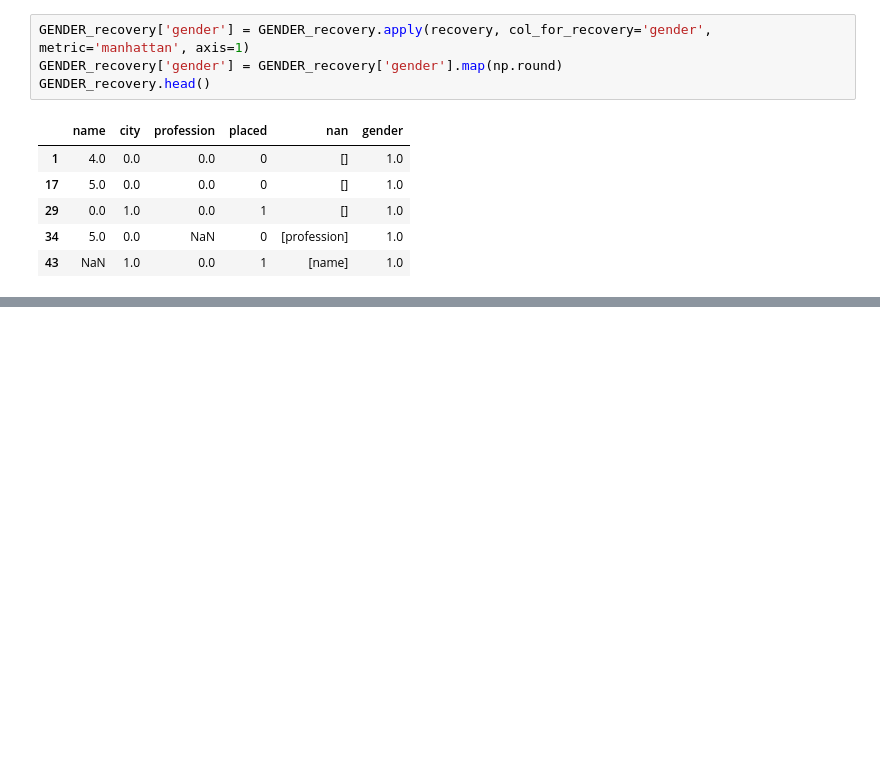
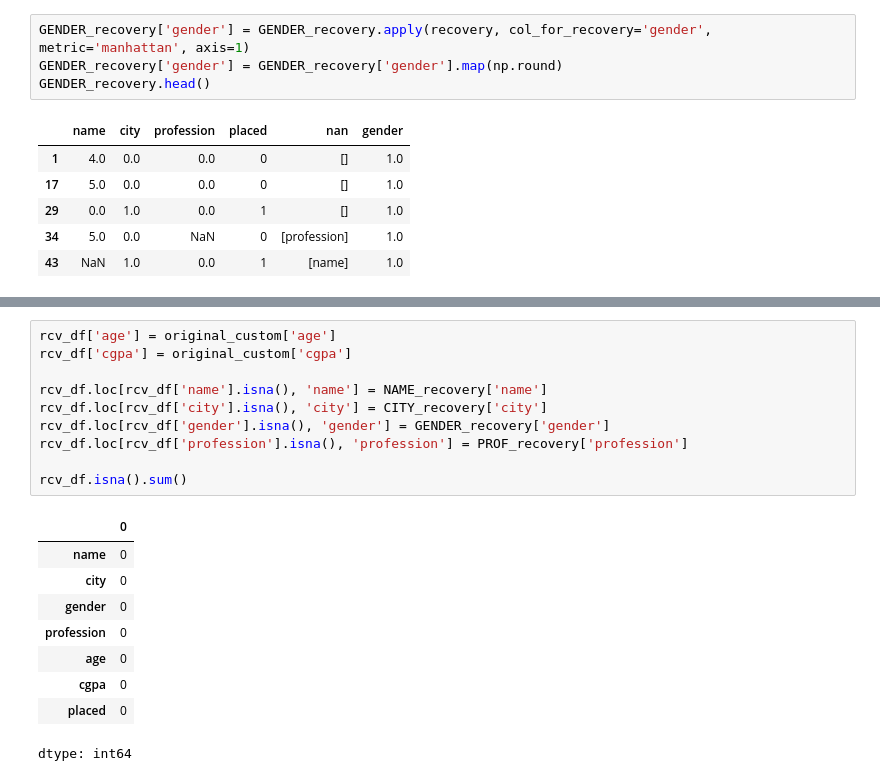
Before and after one commit to fadeeva/nakedML, a Jupyter notebook: MLnotes/001.ipynb, the cells around one changed output, grey strips where cells are left out. Drawn from its saved outputs; the diff is of its cells as text; blank space fills up the shorter version.

```diff
--- a/MLnotes/001.ipynb
+++ b/MLnotes/001.ipynb
@@ -452,0 +480,20 @@ GENDER_recovery.head()
+# %%
+rcv_df['age'] = original_custom['age']
+rcv_df['cgpa'] = original_custom['cgpa']
+
+rcv_df.loc[rcv_df['name'].isna(), 'name'] = NAME_recovery['name']
+rcv_df.loc[rcv_df['city'].isna(), 'city'] = CITY_recovery['city']
+rcv_df.loc[rcv_df['gender'].isna(), 'gender'] = GENDER_recovery['gender']
+rcv_df.loc[rcv_df['profession'].isna(), 'profession'] = PROF_recovery['profession']
+
+rcv_df.isna().sum()
+# %% [output]
+|  | 0 |
+| name | 0 |
+| city | 0 |
+| gender | 0 |
+| profession | 0 |
+| age | 0 |
+| cgpa | 0 |
+| placed | 0 |
+dtype: int64
```
Also changed, not shown: parts of 6 cells of this notebook.
